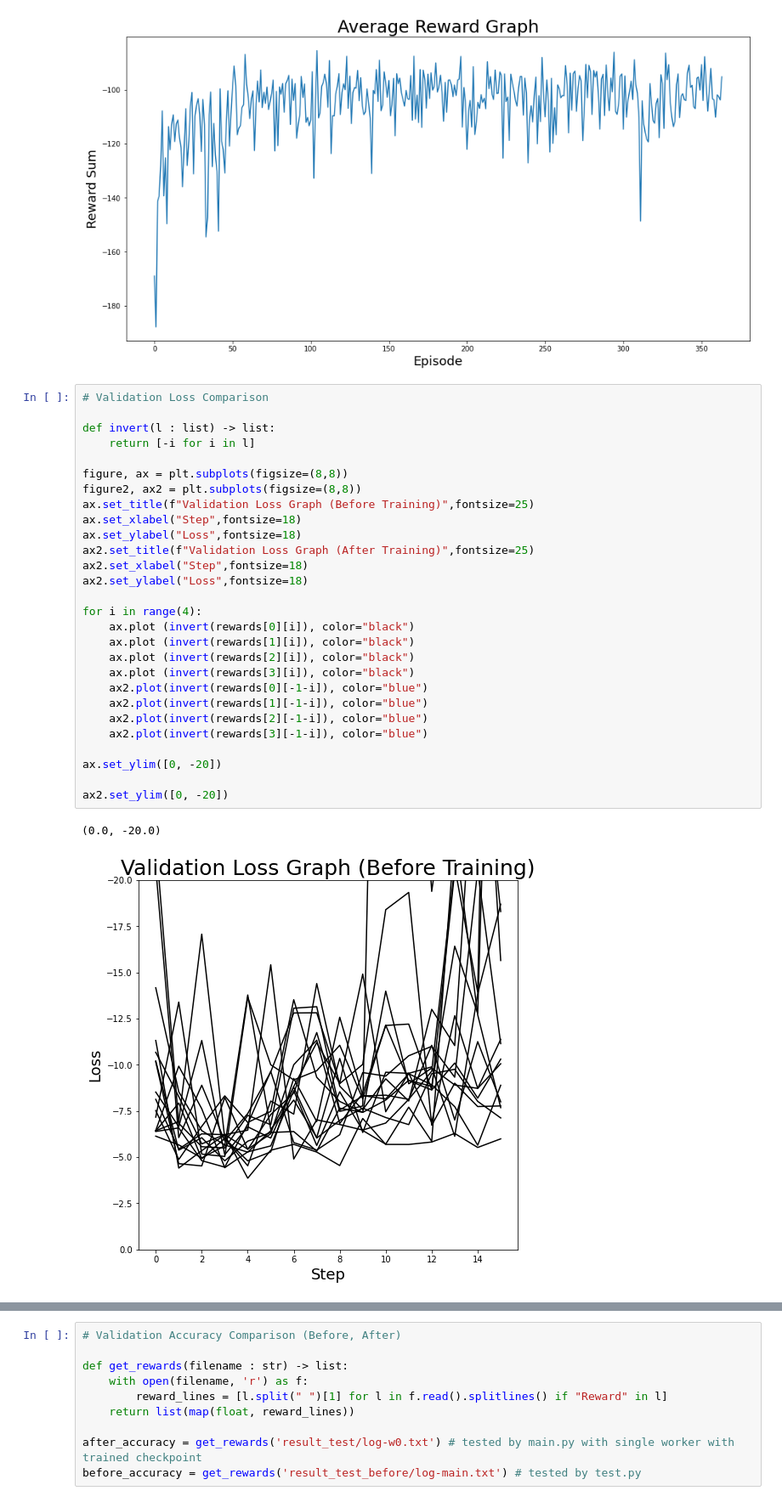
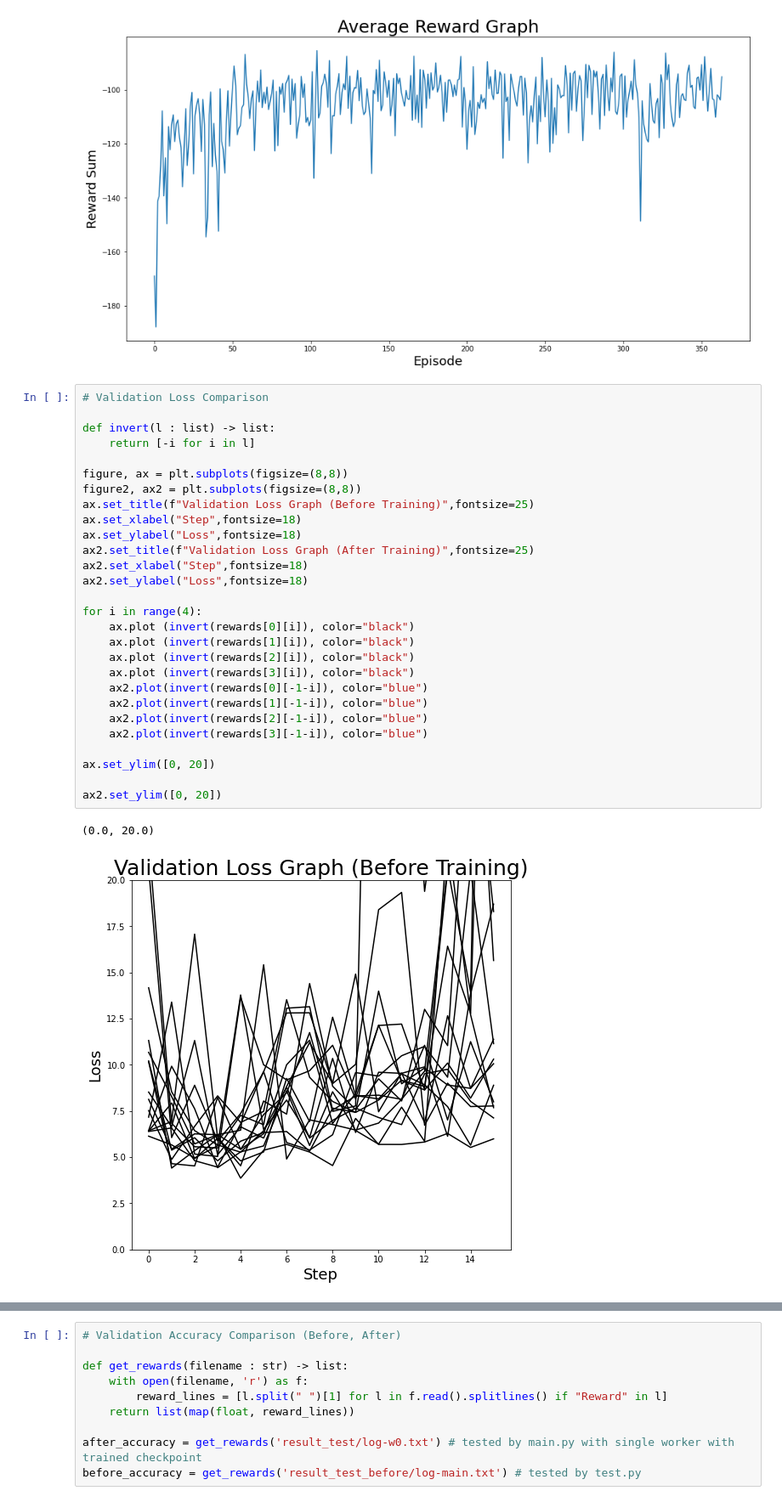
Before and after one commit to drefts/A3CHyperOptim, a Jupyter notebook: result.ipynb, the cells around one changed output, grey strips where cells are left out. Shown at 85% size. Saved outputs shown, nothing was run; the diff lists cells and outputs as text.

```diff
--- a/result.ipynb
+++ b/result.ipynb
@@ -50,31 +55,31 @@ ax.plot([ sum([r[i] for r in sum_rewards]) / len(results) for i in range(len(sum
 # %%
 # Validation Loss Comparison
 
 def invert(l : list) -> list:
     return [-i for i in l]
 
 figure, ax = plt.subplots(figsize=(8,8))
 figure2, ax2 = plt.subplots(figsize=(8,8))
 ax.set_title(f"Validation Loss Graph (Before Training)",fontsize=25)
 ax.set_xlabel("Step",fontsize=18)
 ax.set_ylabel("Loss",fontsize=18)
 ax2.set_title(f"Validation Loss Graph (After Training)",fontsize=25)
 ax2.set_xlabel("Step",fontsize=18)
 ax2.set_ylabel("Loss",fontsize=18)
 
 for i in range(4):
     ax.plot (invert(rewards[0][i]), color="black")
     ax.plot (invert(rewards[1][i]), color="black")
     ax.plot (invert(rewards[2][i]), color="black")
     ax.plot (invert(rewards[3][i]), color="black")
     ax2.plot(invert(rewards[0][-1-i]), color="blue")
     ax2.plot(invert(rewards[1][-1-i]), color="blue")
     ax2.plot(invert(rewards[2][-1-i]), color="blue")
     ax2.plot(invert(rewards[3][-1-i]), color="blue")
 
-ax.set_ylim([0, -20])
+ax.set_ylim([0, 20])
 
-ax2.set_ylim([0, -20])
+ax2.set_ylim([0, 20])
 # %% [output]
-(0.0, -20.0)
+(0.0, 20.0)
-[figure, old version]
+[figure, new version]
```
Also changed, not shown: parts of 2 cells of this notebook, 4 other files.
